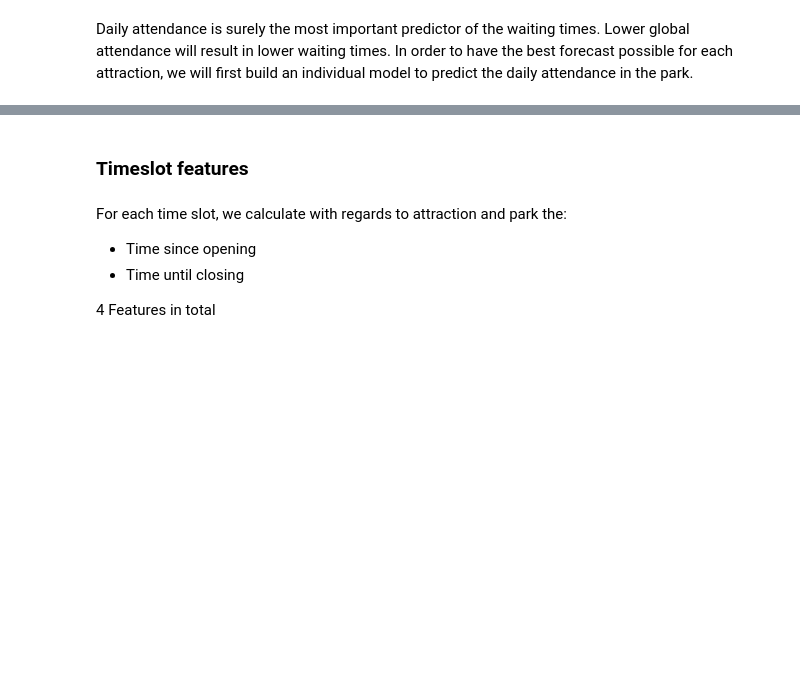
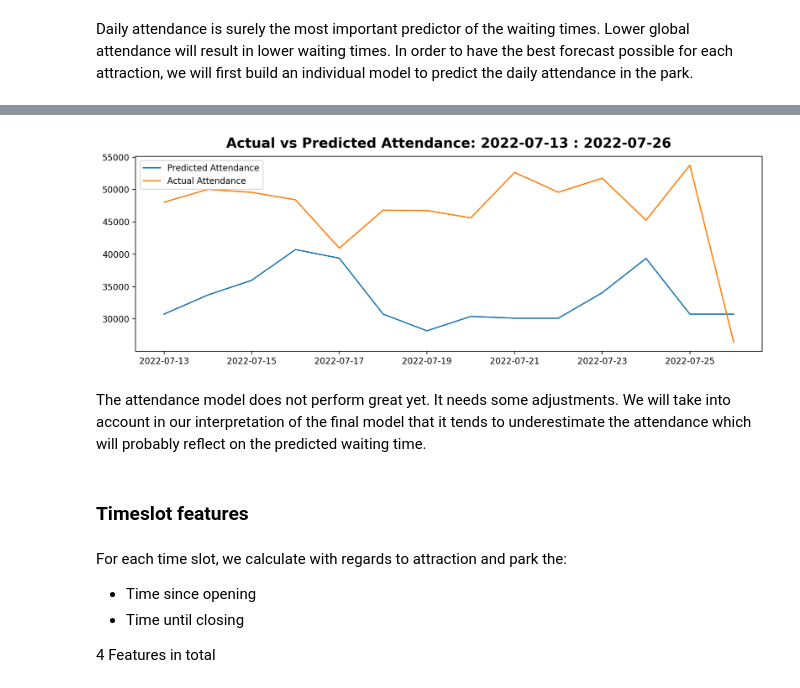
Before and after one commit to MaximeGasc/eleven_challenge, a Jupyter notebook: model.ipynb, the cells around one changed output, grey strips where cells are left out. Saved outputs shown, nothing was run; the diff lists cells and outputs as text; code cells hidden in the pictures; blank space fills up the shorter version.

```diff
--- a/model.ipynb
+++ b/model.ipynb
@@ -317,0 +594,11 @@ df_attendance
+# %%
+true_attendance = last_two_weeks_df['attendance']
+dates = last_two_weeks_df['USAGE_DATE']
+last_two_weeks_df = last_two_weeks_df.drop(columns=['USAGE_DATE', 'attendance'])
+last_two_weeks_df_dmatrix = xgb.DMatrix(last_two_weeks_df)
+predictions_backtest =  bst_back.predict(last_two_weeks_df_dmatrix)
+last_two_weeks_df['predicted_attendance'] = predictions_backtest
+last_two_weeks_df['attendance'] = true_attendance
+last_two_weeks_df['USAGE_DATE'] = dates
+last_two_weeks_df = last_two_weeks_df.set_index('USAGE_DATE')
+last_two_weeks_df
@@ -318,3 +622,18 @@ df_attendance
+# %%
+plt.plot(last_two_weeks_df['predicted_attendance'], label='Predicted Attendance')
+plt.plot(last_two_weeks_df['attendance'], label='Actual Attendance')
+
+# Add legend
+plt.legend()
+
+plt.title("Actual vs Predicted Attendance: 2022-07-13 : 2022-07-26")
+
+# Show the plot
+plt.show()
+# %% [output]
+[figure, added]
+# %% [markdown]
+The attendance model does not perform great yet. It needs some adjustments. We will take into account in our interpretation of the final model that it tends to underestimate the attendance which will probably reflect on the predicted waiting time.
 # %% [markdown]
 ### Timeslot features
 # %% [markdown]
```
Also changed, not shown: parts of 67 cells of this notebook, 1 other file.
